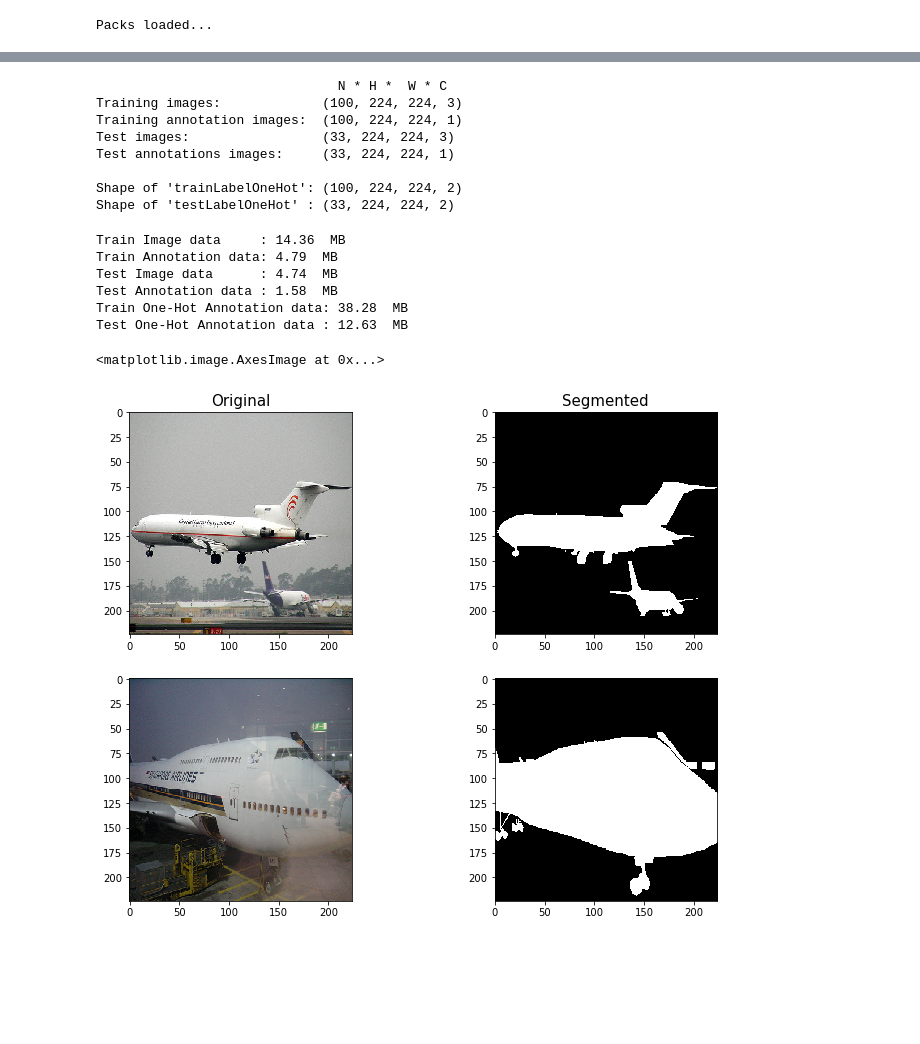
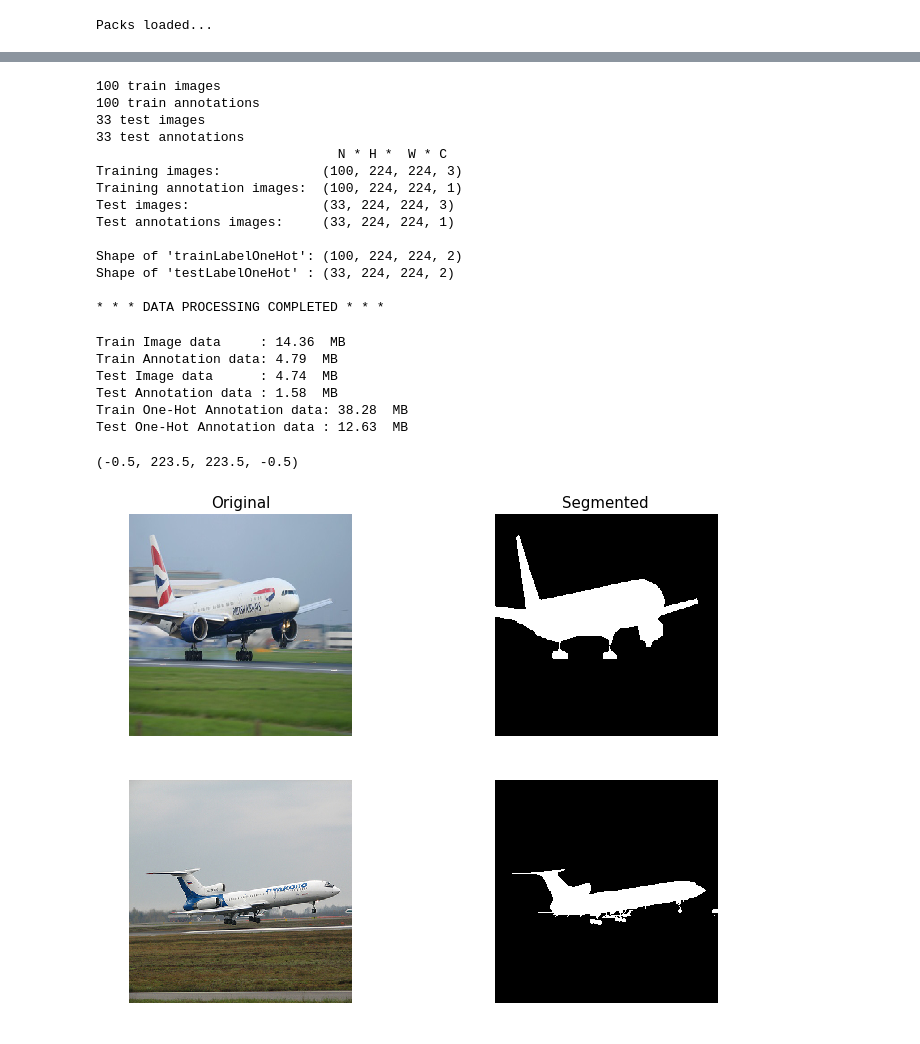
Before and after one commit to ekanshjha/Approaches-for-DeconvNet, a Jupyter notebook: voc_our_decovolution_V2.0.ipynb, the cells around one changed output, grey strips where cells are left out. Cells and saved outputs as stored; diff of their text form; code cells hidden in the pictures; blank space fills up the shorter version.

```diff
--- a/voc_our_decovolution_V2.0.ipynb
+++ b/voc_our_decovolution_V2.0.ipynb
@@ -18,21 +18,3 @@ import os
 print ("Packs loaded...")
 # %% [output]
 Packs loaded...
-# %%
-# Location of the files
-data_path = 'demo_data/'
-# Training data
-path1 = os.getcwd() + '/' + data_path + 'train_images/'
-path2 = os.getcwd() + '/' + data_path + 'train_segmented/'
-trainimglist = glob.glob(path1 + '/*.jpg')
-trainannotlist = glob.glob(path2 + '/*.png')
-print ("%d train images" % (len(trainimglist)))
-print ("%d train annotations" % (len(trainannotlist)))
-
-# Test data
-path1 = os.getcwd() + '/' + data_path + 'test_images/'
-path2 = os.getcwd() + '/' + data_path + 'test_segmented/'
-testimglist = glob.glob(path1 + '/*.jpg')
-testannotlist = glob.glob(path2 + '/*.png')
-print ("%d test images" % (len(testimglist)))
-print ("%d test annotations" % (len(testannotlist)))
@@ -149,4 +80,22 @@ Test OneHot Encoding data process done.
 # %%
+# Location of the files
+
+train_image = 'demo_data/train_images/'
+train_segments = 'demo_data/train_segmented/'
+test_image = 'demo_data/test_images/'
+test_segments = 'demo_data/test_segmented/'
+
+trainimglist, trainannotlist = get_img_list(train_image, train_segments)
+print ("%d train images" % (len(trainimglist)))
+print ("%d train annotations" % (len(trainannotlist)))
+
+testimglist, testannotlist = get_img_list(test_image, test_segments)
+print ("%d test images" % (len(testimglist)))
+print ("%d test annotations" % (len(testannotlist)))
+
+trainData, trainLabel, trainLabelOneHot = data_preprocess(trainimglist, trainannotlist)
+testData, testLabel, testLabelOneHot = data_preprocess(testimglist, testannotlist)
+
 # Batch-dimensions
 print ("                               N * H *  W * C")
 print ("Training images:            ", trainData.shape)
@@ -157,7 +106,12 @@ print ("Test annotations images:    ", testLabel.shape)
 print ()
 print ("Shape of 'trainLabelOneHot': %s" % (trainLabelOneHot.shape,))
 print ("Shape of 'testLabelOneHot' : %s" % (testLabelOneHot.shape,))
+print ("\n* * * DATA PROCESSING COMPLETED * * *")
 # %% [output]
+100 train images
+100 train annotations
+33 test images
+33 test annotations
                                N * H *  W * C
 Training images:             (100, 224, 224, 3)
 Training annotation images:  (100, 224, 224, 1)
@@ -166,6 +120,8 @@ Test annotations images:     (33, 224, 224, 1)
 
 Shape of 'trainLabelOneHot': (100, 224, 224, 2)
 Shape of 'testLabelOneHot' : (33, 224, 224, 2)
+
+* * * DATA PROCESSING COMPLETED * * *
 # %%
 # Memory consumption (by default np.array is FLOAT32 i.e. 32 bits)
 print ("Train Image data     : %.2f" % (trainData.nbytes / (1024*1024)), " MB")
@@ -185,27 +141,31 @@ Test One-Hot Annotation data : 12.63  MB
 # %%
 # Samples from data set
 fig = plt.figure(figsize=(12,9))
 gs = gridspec.GridSpec(2, 2)
 
-idx = 9
+idx = 10
 # Sample_1
 ax11 = fig.add_subplot(gs[0, 0])
 ax11.imshow(trainData[idx])
+ax11.axis('off')
 ax11.set_title('Original', fontsize=15)
 
 ax12 = fig.add_subplot(gs[0, 1])
 ax12.imshow(trainLabel[idx,:,:,0], cmap='gray')
+ax12.axis('off')
 ax12.set_title('Segmented', fontsize=15)
 
 # Sample_2
 ax21 = fig.add_subplot(gs[1, 0])
 ax21.imshow(testData[idx])
+ax21.axis('off')
 
 ax22 = fig.add_subplot(gs[1, 1])
 ax22.imshow(testLabel[idx,:,:,0], cmap='gray')
+ax22.axis('off')
 # %% [output]
-<matplotlib.image.AxesImage at 0x...>
+(-0.5, 223.5, 223.5, -0.5)
-[figure, old version]
+[figure, new version]
 # %%
 # Define functions
 x = tf.placeholder(tf.float32, [None, height, width, 3])
```
Also changed, not shown: parts of 10 cells of this notebook.
